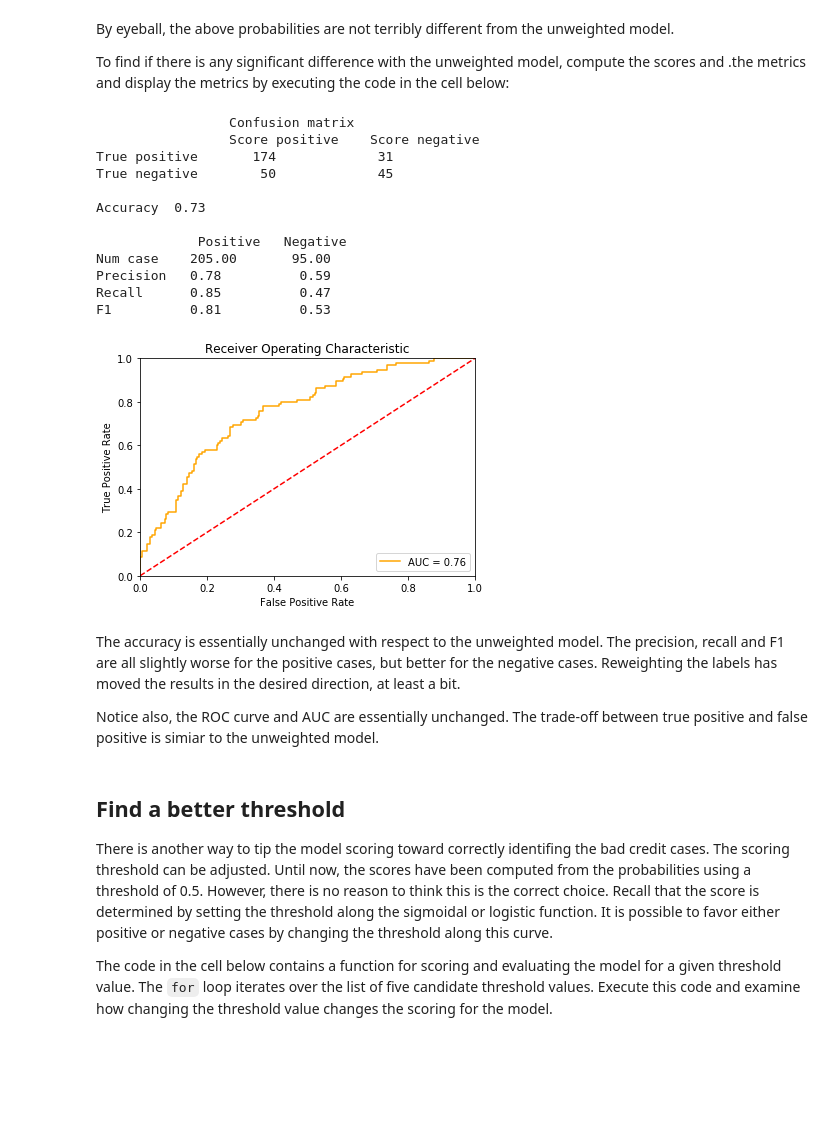
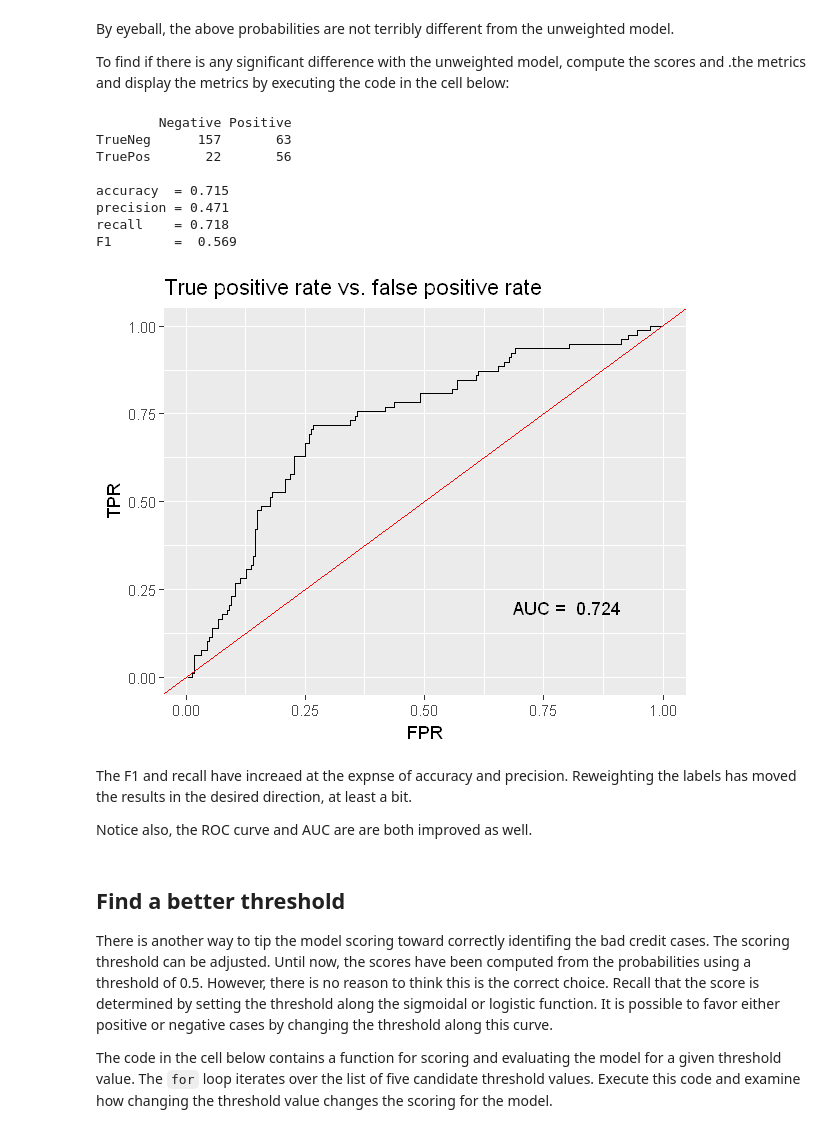
Before and after one commit to vijayraavi/Principles-of-Machine-Learning-R, a Jupyter notebook: Module4/Classificaton.ipynb, the cells around one changed output. Drawn from its saved outputs; the diff is of its cells as text; code cells hidden in the pictures; blank space fills up the shorter version.

```diff
--- a/Module4/Classificaton.ipynb
+++ b/Module4/Classificaton.ipynb
@@ -424,0 +419,3 @@ print(probabilities[:15,:])
+# %%
+test$score = predict(logistic_mod_w, newdata = test, type = 'response')
+test[1:20, c('bad_credit','score')]
@@ -426,28 +441,24 @@ print(probabilities[:15,:])
 By eyeball, the above probabilities are not terribly different from the unweighted model.
 
 To find if there is any significant difference with the unweighted model, compute the scores and .the metrics and display the metrics by executing the code in the cell below:
-# %%
-scores = score_model(probabilities, 0.5)
-print_metrics(y_test, scores)
-plot_auc(y_test, probabilities)
-# %% [output]
-                 Confusion matrix
-                 Score positive    Score negative
-True positive       174             31
-True negative        50             45
-
-Accuracy  0.73
-
-             Positive   Negative
-Num case    205.00       95.00
-Precision   0.78          0.59
-Recall      0.85          0.47
-F1          0.81          0.53
-[figure, removed]
+# %%
+test = score_model(test, 0.5)
+logistic.eval(test)
+simple_roc(test)
+# %% [output]
+        Negative Positive
+TrueNeg      157       63
+TruePos       22       56
+
+accuracy  = 0.715
+precision = 0.471
+recall    = 0.718
+F1        =  0.569
+[figure, added]
 # %% [markdown]
-The accuracy is essentially unchanged with respect to the unweighted model. The precision, recall and F1 are all slightly worse for the positive cases, but better for the negative cases. Reweighting the labels has moved the results in the desired direction, at least a bit.
+The F1 and recall have increaed at the expnse of accuracy and precision. Reweighting the labels has moved the results in the desired direction, at least a bit.
 
-Notice also, the ROC curve and AUC are essentially unchanged. The trade-off between true positive and false positive is simiar to the unweighted model.
+Notice also, the ROC curve and AUC are are both improved as well.
 # %% [markdown]
 ## Find a better threshold
 
```
Also changed, not shown: parts of 26 cells of this notebook.
